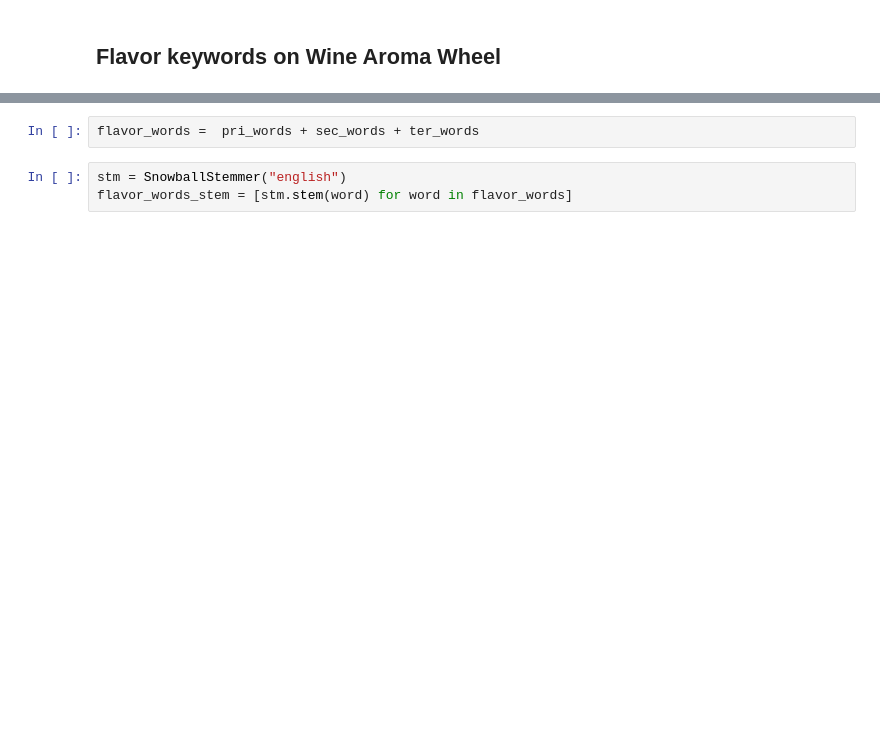
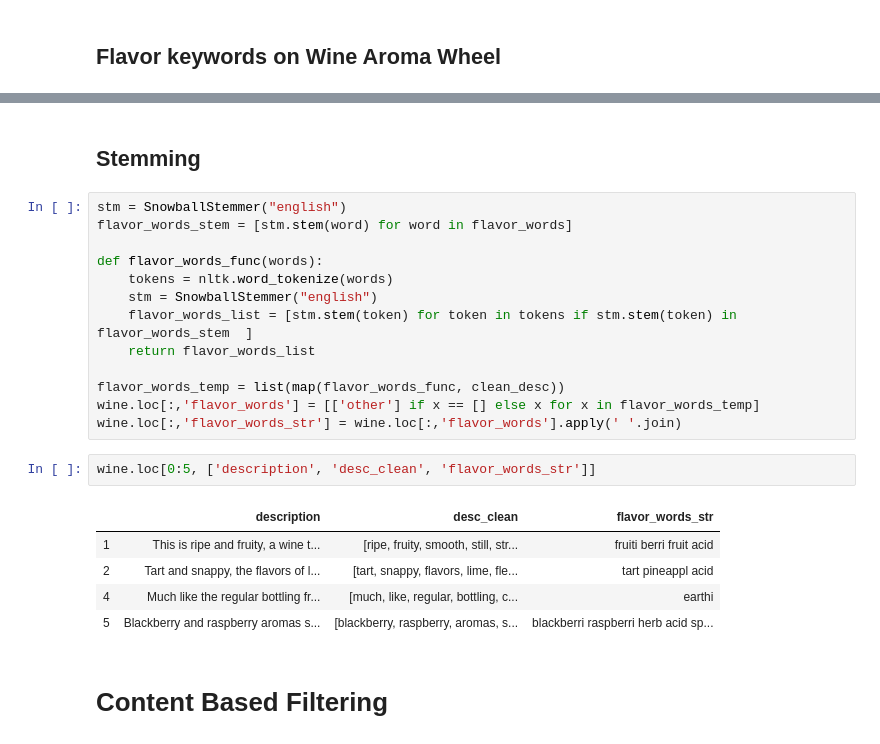
Before and after one commit to YufenLin/sommelier, a Jupyter notebook: notebooks/report/sommelier.ipynb, the cells around one changed output, grey strips where cells are left out. Drawn from its saved outputs; the diff is of its cells as text; blank space fills up the shorter version.

Commit message:
get flavor keywords from description

```diff
--- a/notebooks/report/sommelier.ipynb
+++ b/notebooks/report/sommelier.ipynb
@@ -182,5 +174,25 @@ ter_words = [#fruity
-# %%
-flavor_words =  pri_words + sec_words + ter_words
-# %%
-stm = SnowballStemmer("english")
-flavor_words_stem = [stm.stem(word) for word in flavor_words]
+# %% [markdown]
+## Stemming
+# %%
+stm = SnowballStemmer("english")
+flavor_words_stem = [stm.stem(word) for word in flavor_words]
+
+def flavor_words_func(words):
+    tokens = nltk.word_tokenize(words)
+    stm = SnowballStemmer("english")
+    flavor_words_list = [stm.stem(token) for token in tokens if stm.stem(token) in flavor_words_stem  ]
+    return flavor_words_list
+
+flavor_words_temp = list(map(flavor_words_func, clean_desc))
+wine.loc[:,'flavor_words'] = [['other'] if x == [] else x for x in flavor_words_temp]
+wine.loc[:,'flavor_words_str'] = wine.loc[:,'flavor_words'].apply(' '.join)
+# %%
+wine.loc[0:5, ['description', 'desc_clean', 'flavor_words_str']]
+# %% [output]
+|  | description | desc_clean | flavor_words_str |
+| 1 | This is ripe and fruity, a wine t... | [ripe, fruity, smooth, still, str... | fruiti berri fruit acid |
+| 2 | Tart and snappy, the flavors of l... | [tart, snappy, flavors, lime, fle... | tart pineappl acid |
+| 4 | Much like the regular bottling fr... | [much, like, regular, bottling, c... | earthi |
+| 5 | Blackberry and raspberry aromas s... | [blackberry, raspberry, aromas, s... | blackberri raspberri herb acid sp... |
+# %% [markdown]
+# Content Based Filtering
```
Also changed, not shown: parts of 6 cells of this notebook, 1 other file.
